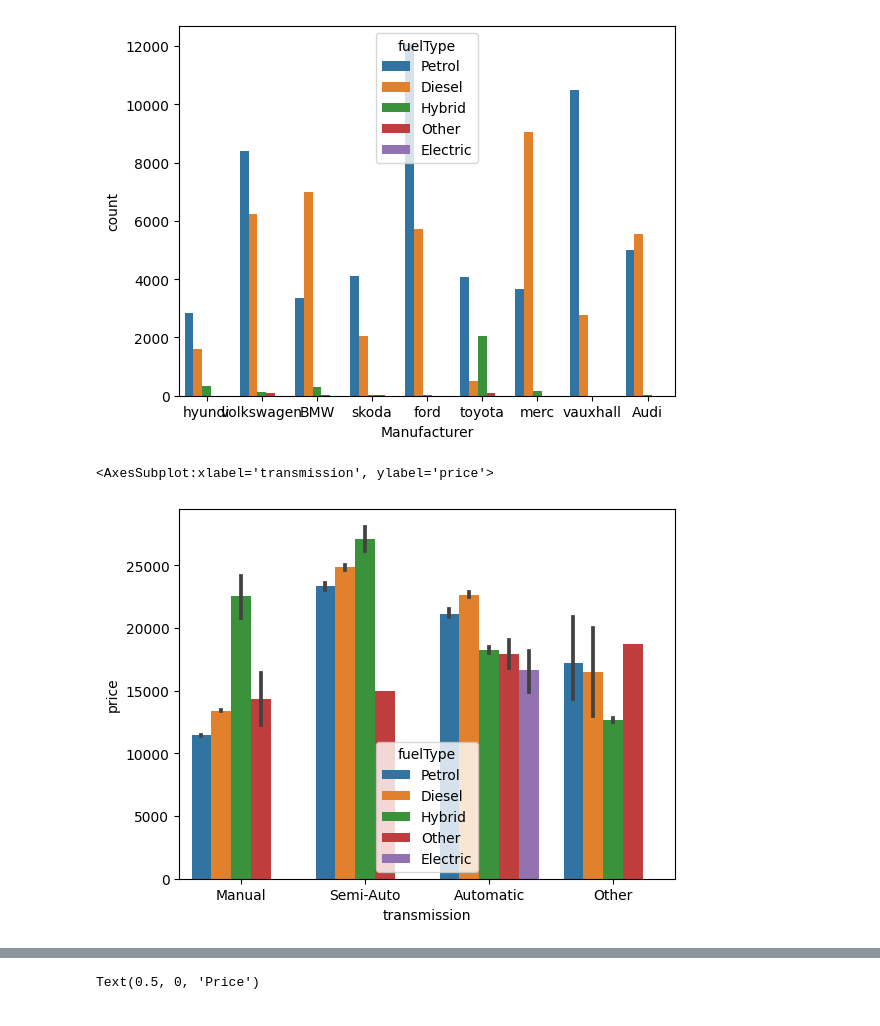
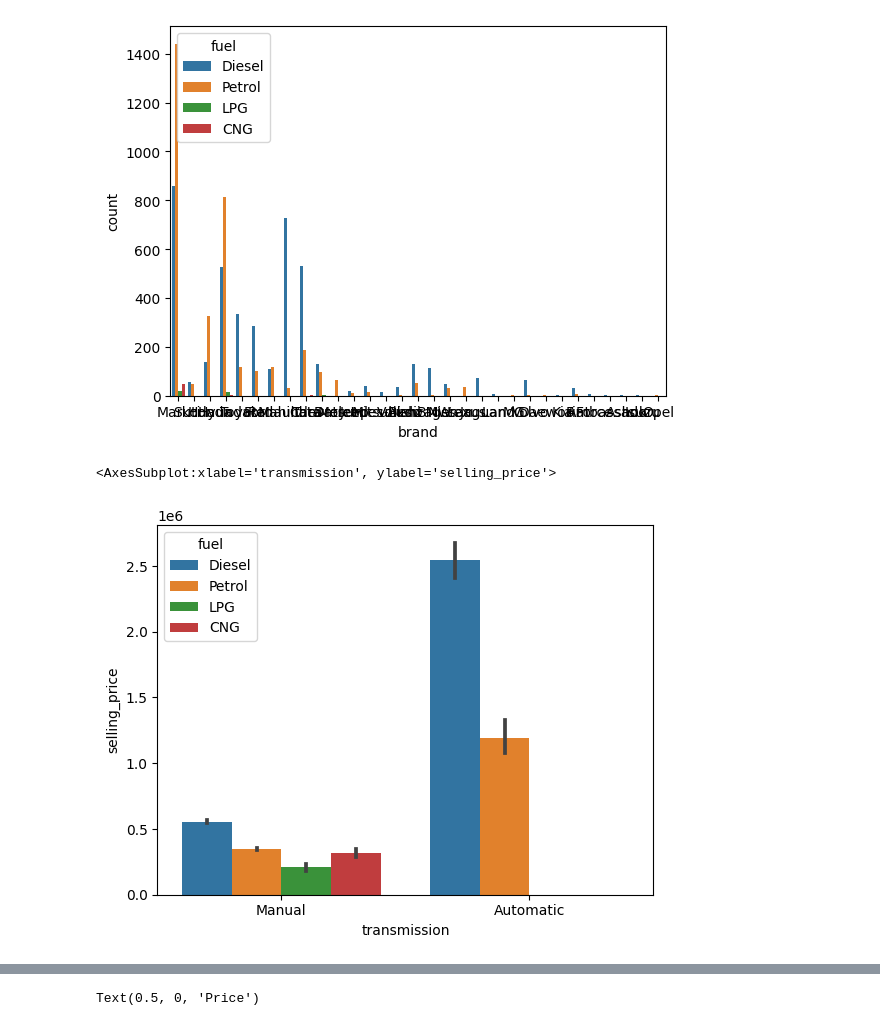
Before and after one commit to forsterboy/DS_final_project, a Jupyter notebook: cars_data_visualization.ipynb, the cells around one changed output, grey strips where cells are left out. Cells and saved outputs as stored; diff of their text form; code cells hidden in the pictures.

```diff
--- a/cars_data_visualization.ipynb
+++ b/cars_data_visualization.ipynb
@@ -5,6 +5,6 @@ import matplotlib.pyplot as plt
 import seaborn as sns
 %matplotlib inline
 
-cars_df = pd.read_csv('data/CarsData.csv')
+cars_df = pd.read_csv('data/cars_after_eda.csv')
 cars_df.head()
 # %% [output]
@@ -72,12 +72,12 @@ ValueError: Cannot pass values for both `x` and `y`
 # %%
 import seaborn as sns
 
-fig = sns.countplot(data=cars_df, x="Manufacturer", hue="fuelType")
+fig = sns.countplot(data=cars_df, x="brand", hue="fuel")
 # %% [output]
-[figure, old version]
+[figure, new version]
 # %%
-sns.barplot(data=cars_df, x="transmission", y="price", hue="fuelType")
+sns.barplot(data=cars_df, x="transmission", y="selling_price", hue="fuel")
 # %% [output]
-<AxesSubplot:xlabel='transmission', ylabel='price'>
+<AxesSubplot:xlabel='transmission', ylabel='selling_price'>
-[figure, old version]
+[figure, new version]
 # %%
```
Also changed, not shown: parts of 4 cells of this notebook, 13 other files.
